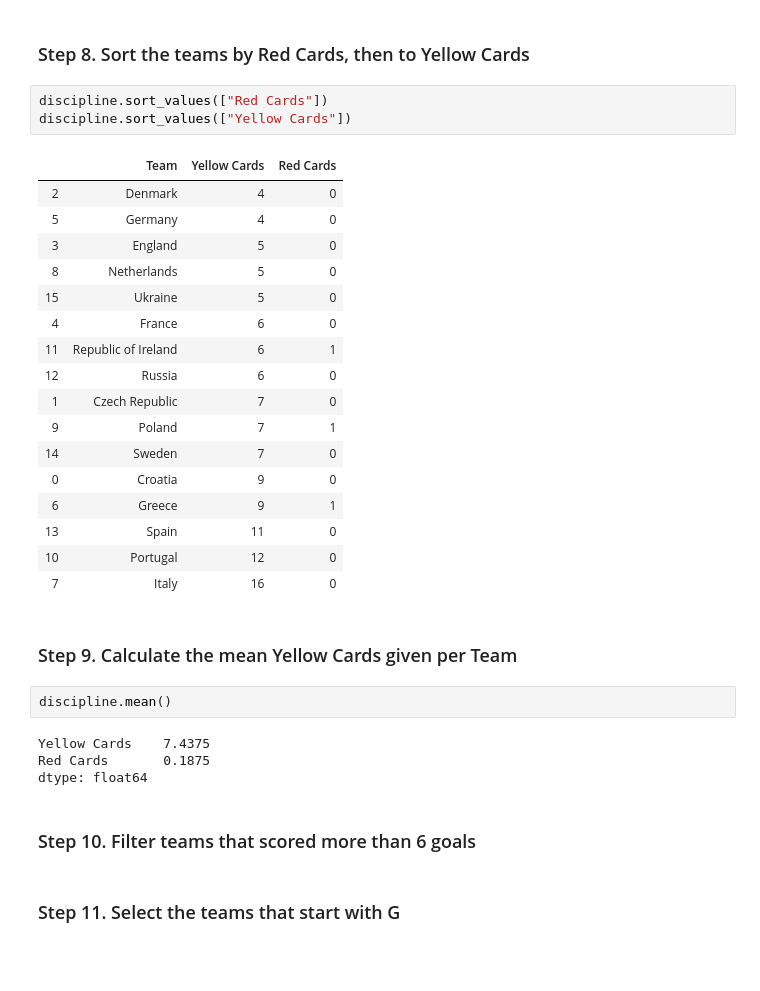
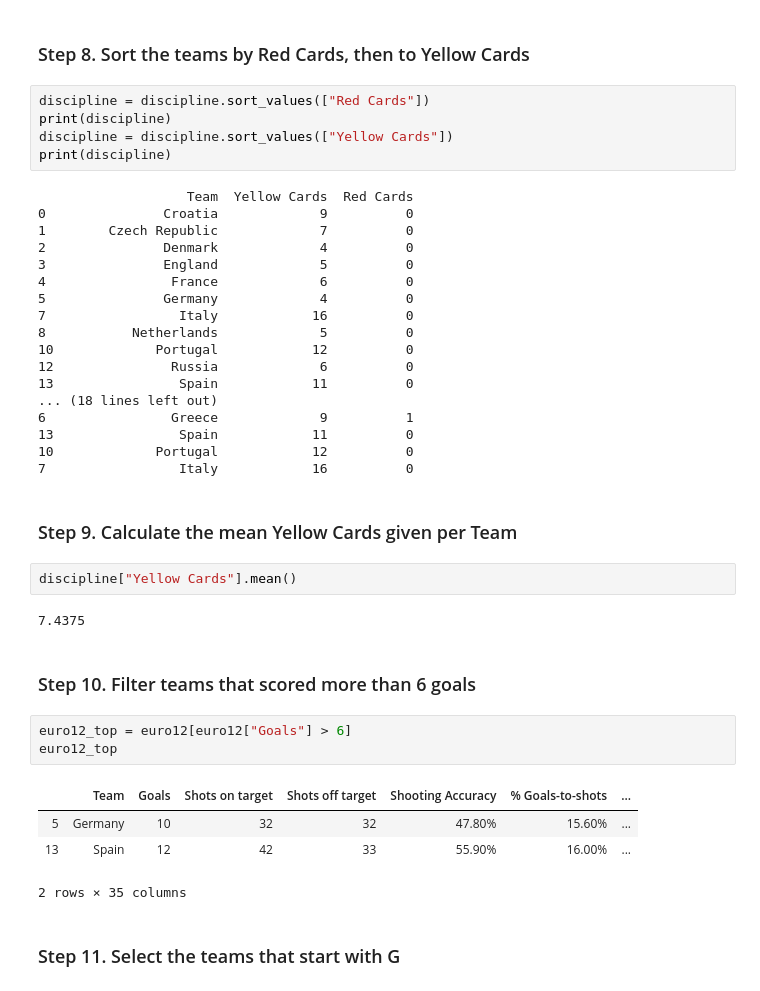
Before and after one commit to Syed-Azam/Pandas, a Jupyter notebook: Assignment-2/Euro-2012 Exercises_2.ipynb, the cells around one changed output. Cells and saved outputs as stored; diff of their text form; blank space fills up the shorter version.

```diff
--- a/Assignment-2/Euro-2012 Exercises_2.ipynb
+++ b/Assignment-2/Euro-2012 Exercises_2.ipynb
@@ -54,35 +56,43 @@ discipline = euro12[["Team","Yellow Cards","Red Cards"]]
 # %% [markdown]
 ### Step 8. Sort the teams by Red Cards, then to Yellow Cards
 # %%
-discipline.sort_values(["Red Cards"])
-discipline.sort_values(["Yellow Cards"])
+discipline = discipline.sort_values(["Red Cards"])
+print(discipline)
+discipline = discipline.sort_values(["Yellow Cards"])
+print(discipline)
 # %% [output]
-|  | Team | Yellow Cards | Red Cards |
-| 2 | Denmark | 4 | 0 |
-| 5 | Germany | 4 | 0 |
-| 3 | England | 5 | 0 |
-| 8 | Netherlands | 5 | 0 |
-| 15 | Ukraine | 5 | 0 |
-| 4 | France | 6 | 0 |
-| 11 | Republic of Ireland | 6 | 1 |
-| 12 | Russia | 6 | 0 |
-| 1 | Czech Republic | 7 | 0 |
-| 9 | Poland | 7 | 1 |
-| 14 | Sweden | 7 | 0 |
-| 0 | Croatia | 9 | 0 |
-| 6 | Greece | 9 | 1 |
-| 13 | Spain | 11 | 0 |
-| 10 | Portugal | 12 | 0 |
-| 7 | Italy | 16 | 0 |
+                   Team  Yellow Cards  Red Cards
+0               Croatia             9          0
+1        Czech Republic             7          0
+2               Denmark             4          0
+3               England             5          0
+4                France             6          0
+5               Germany             4          0
+7                 Italy            16          0
+8           Netherlands             5          0
+10             Portugal            12          0
+12               Russia             6          0
+13                Spain            11          0
+... (18 lines left out)
+6                Greece             9          1
+13                Spain            11          0
+10             Portugal            12          0
+7                 Italy            16          0
 # %% [markdown]
 ### Step 9. Calculate the mean Yellow Cards given per Team
 # %%
-discipline.mean()
+discipline["Yellow Cards"].mean()
 # %% [output]
-Yellow Cards    7.4375
-Red Cards       0.1875
-dtype: float64
+7.4375
 # %% [markdown]
 ### Step 10. Filter teams that scored more than 6 goals
+# %%
+euro12_top = euro12[euro12["Goals"] > 6]
+euro12_top
+# %% [output]
+|  | Team | Goals | Shots on target | Shots off target | Shooting Accuracy | % Goals-to-shots | ... |
+| 5 | Germany | 10 | 32 | 32 | 47.80% | 15.60% | ... |
+| 13 | Spain | 12 | 42 | 33 | 55.90% | 16.00% | ... |
+2 rows × 35 columns
 # %% [markdown]
 ### Step 11. Select the teams that start with G
```
Also changed, not shown: parts of 7 cells of this notebook.
